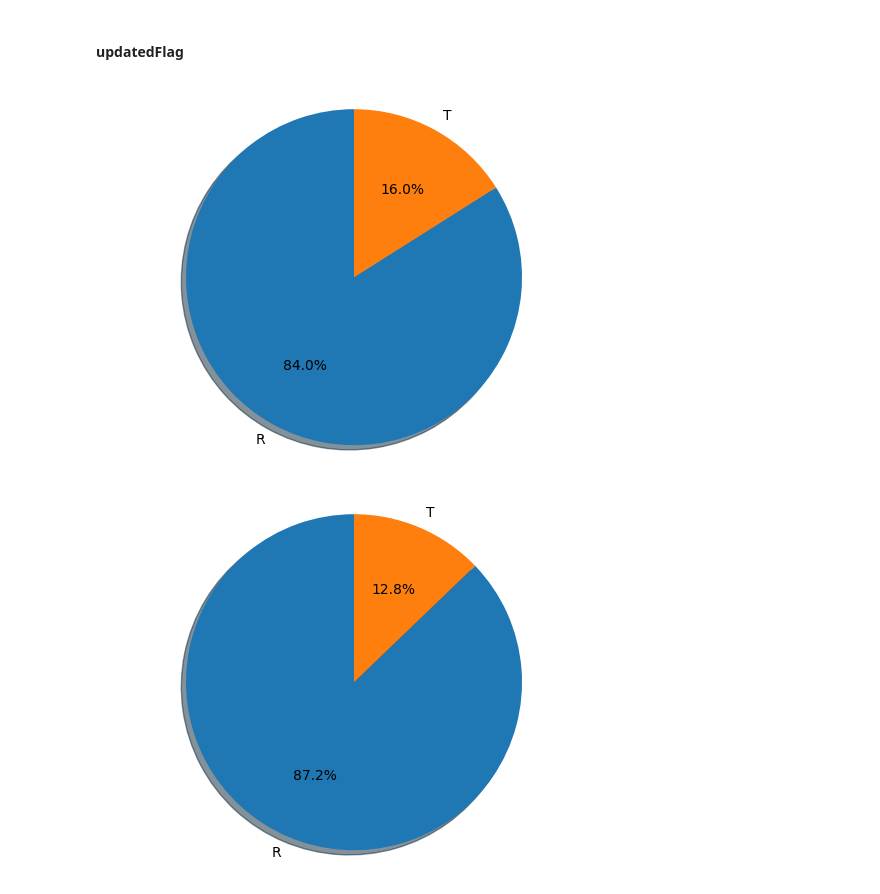
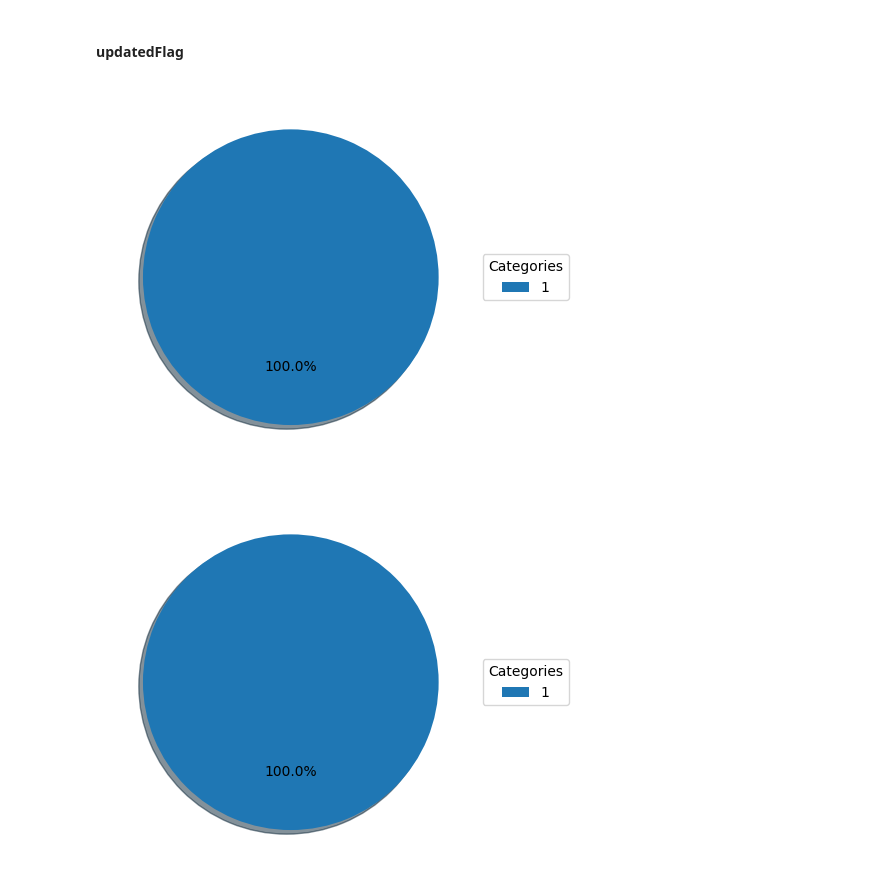
Before and after one commit to FatimeNazliAs/Intrusion-Detection-Systems-using-ML, a Jupyter notebook: notebooks/visualization.ipynb, the cells around one changed output. Cells and saved outputs as stored; diff of their text form; code cells hidden in the pictures.

```diff
--- a/notebooks/visualization.ipynb
+++ b/notebooks/visualization.ipynb
@@ -21,0 +22,3 @@ attack_free_df_pd=attack_free_df_pl.to_pandas()
+# %%
+def return_injected_messages_from_dfs(dfs):
+    return [df[df["updatedFlag"]==1] for df in dfs]
@@ -21,0 +28,8 @@ attack_free_df_pd=attack_free_df_pl.to_pandas()
+# %%
+attack_free_in_dos,attack_free_in_fuzzy=return_normal_messages_from_dfs([dos_df_pd,fuzzy_df_pd])
+dos_df,fuzzy_df=return_injected_messages_from_dfs([dos_df_pd,fuzzy_df_pd])
+attack_free_df=pd.concat([attack_free_df_pd,attack_free_in_dos,attack_free_in_fuzzy])
+# %%
+dos_df["attackType"]=1
+fuzzy_df["attackType"]=2
+attack_free_df["attackType"]=0
@@ -54,7 +99,7 @@ def plot_pie_chart(df, column_name):
     key_list = list(data.keys())
     val_list = list(data.values())
 
-    fig1, ax1 = plt.subplots(10,14)
+    fig1, ax1 = plt.subplots()
     wedges, texts, autotexts = ax1.pie(val_list, autopct='%1.1f%%',
                                        shadow=True, startangle=90)
     ax1.legend(wedges, key_list, title="Categories", loc="center left",
@@ -154,10 +202,10 @@ plot_bar_chart_of_percentages(fuzzy_df_pd,"dlc")
 # %% [markdown]
 #### updatedFlag
 # %%
-plot_pie_chart(dos_df_pd,"updatedFlag")
+plot_pie_chart(dos_df,"updatedFlag")
 # %% [output]
-[figure, old version]
+[figure, new version]
 # %%
-plot_pie_chart(fuzzy_df_pd,"updatedFlag")
+plot_pie_chart(fuzzy_df,"updatedFlag")
 # %% [output]
-[figure, old version]
+[figure, new version]
```
Also changed, not shown: parts of 33 cells of this notebook, 2 other files.
